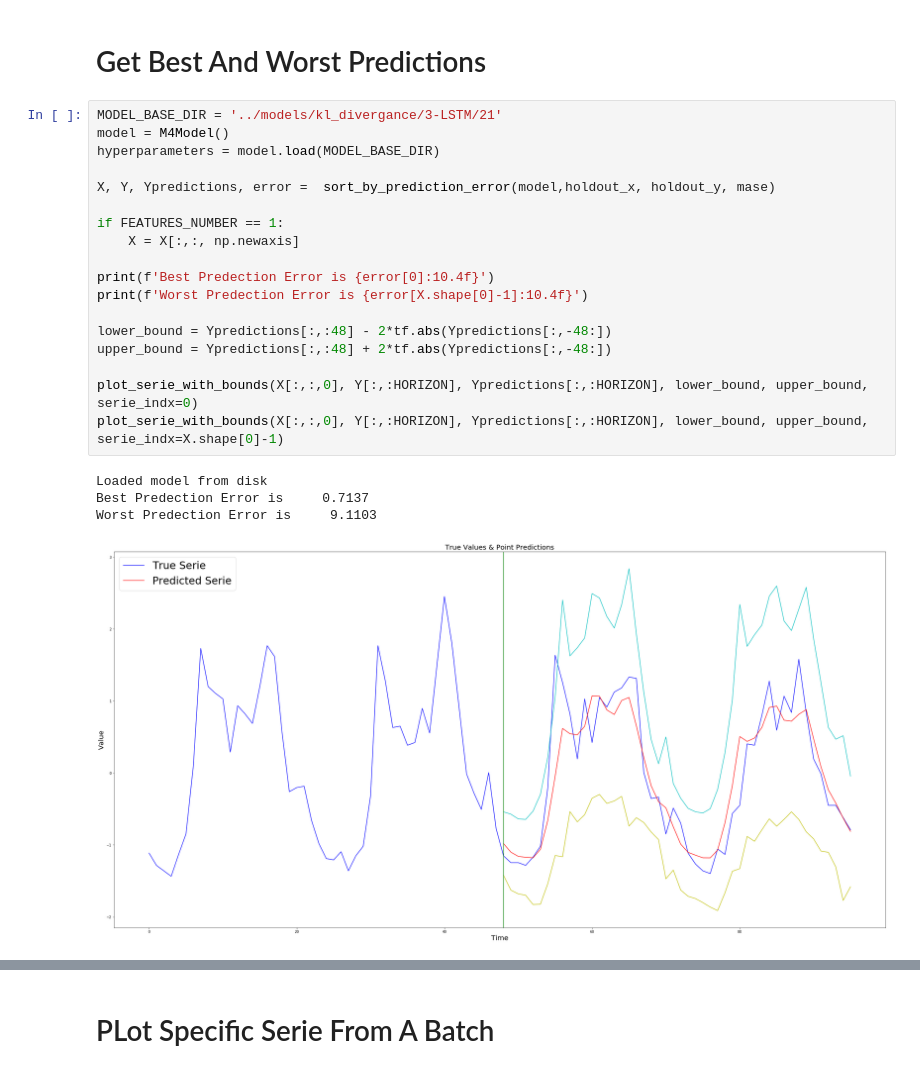
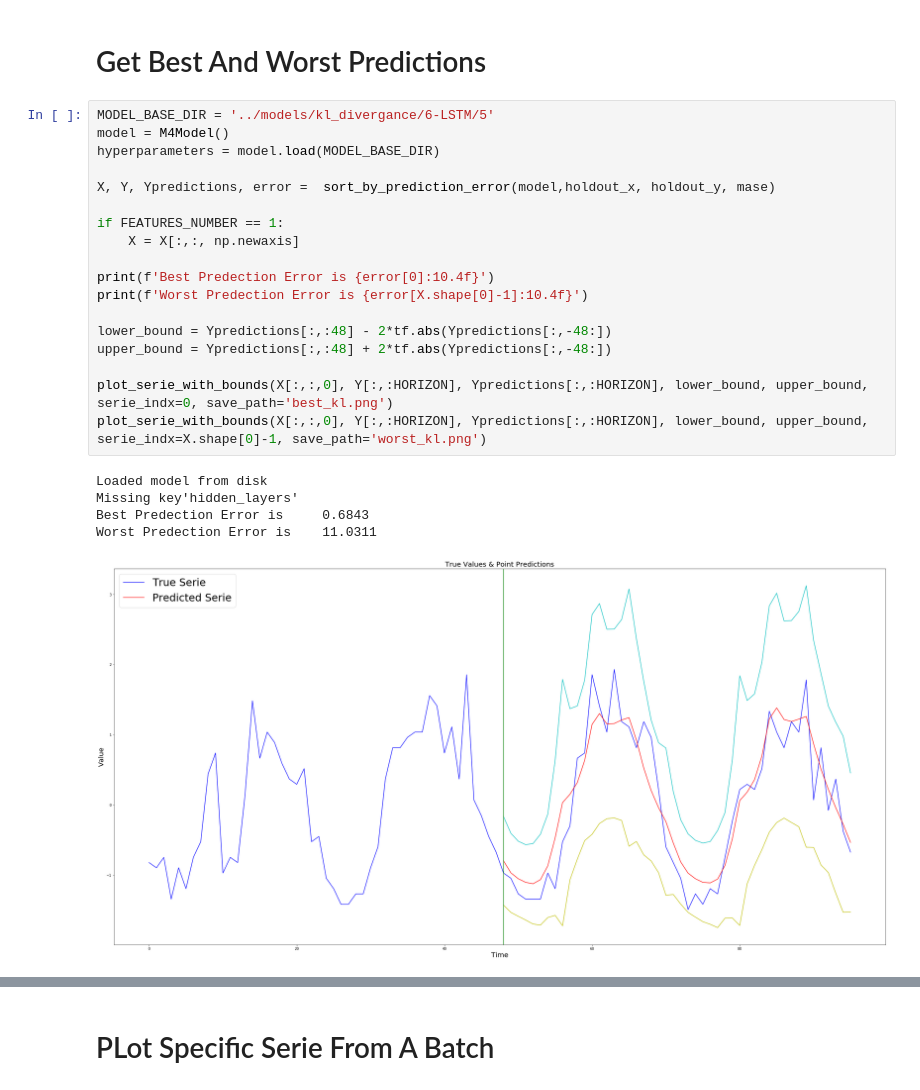
Before and after one commit to yamen23ali/m4-lstm, a Jupyter notebook: notebooks/Training and Evaluation ( KL Divergance).ipynb, the cells around one changed output, grey strips where cells are left out. Drawn from its saved outputs; the diff is of its cells as text.

```diff
--- a/notebooks/Training and Evaluation ( KL Divergance).ipynb
+++ b/notebooks/Training and Evaluation ( KL Divergance).ipynb
@@ -99,25 +99,26 @@ Saved model files to disk under../models/kl_divergance/10-LSTM/2
 # %% [markdown]
 # Get Best And Worst Predictions
 # %%
-MODEL_BASE_DIR = '../models/kl_divergance/3-LSTM/21'
+MODEL_BASE_DIR = '../models/kl_divergance/6-LSTM/5'
 model = M4Model()
 hyperparameters = model.load(MODEL_BASE_DIR)
 
 X, Y, Ypredictions, error =  sort_by_prediction_error(model,holdout_x, holdout_y, mase)
 
 if FEATURES_NUMBER == 1:
     X = X[:,:, np.newaxis]
 
 print(f'Best Predection Error is {error[0]:10.4f}')
 print(f'Worst Predection Error is {error[X.shape[0]-1]:10.4f}')
 
 lower_bound = Ypredictions[:,:48] - 2*tf.abs(Ypredictions[:,-48:])
 upper_bound = Ypredictions[:,:48] + 2*tf.abs(Ypredictions[:,-48:])
 
-plot_serie_with_bounds(X[:,:,0], Y[:,:HORIZON], Ypredictions[:,:HORIZON], lower_bound, upper_bound, serie_indx=0)
-plot_serie_with_bounds(X[:,:,0], Y[:,:HORIZON], Ypredictions[:,:HORIZON], lower_bound, upper_bound, serie_indx=X.shape[0]-1)
+plot_serie_with_bounds(X[:,:,0], Y[:,:HORIZON], Ypredictions[:,:HORIZON], lower_bound, upper_bound, serie_indx=0, save_path='best_kl.png')
+plot_serie_with_bounds(X[:,:,0], Y[:,:HORIZON], Ypredictions[:,:HORIZON], lower_bound, upper_bound, serie_indx=X.shape[0]-1, save_path='worst_kl.png')
 # %% [output]
 Loaded model from disk
-Best Predection Error is     0.7137
-Worst Predection Error is     9.1103
+Missing key'hidden_layers'
+Best Predection Error is     0.6843
+Worst Predection Error is    11.0311
-[figure, old version]
+[figure, new version]
```
Also changed, not shown: parts of 2 cells of this notebook, 1 other file.
